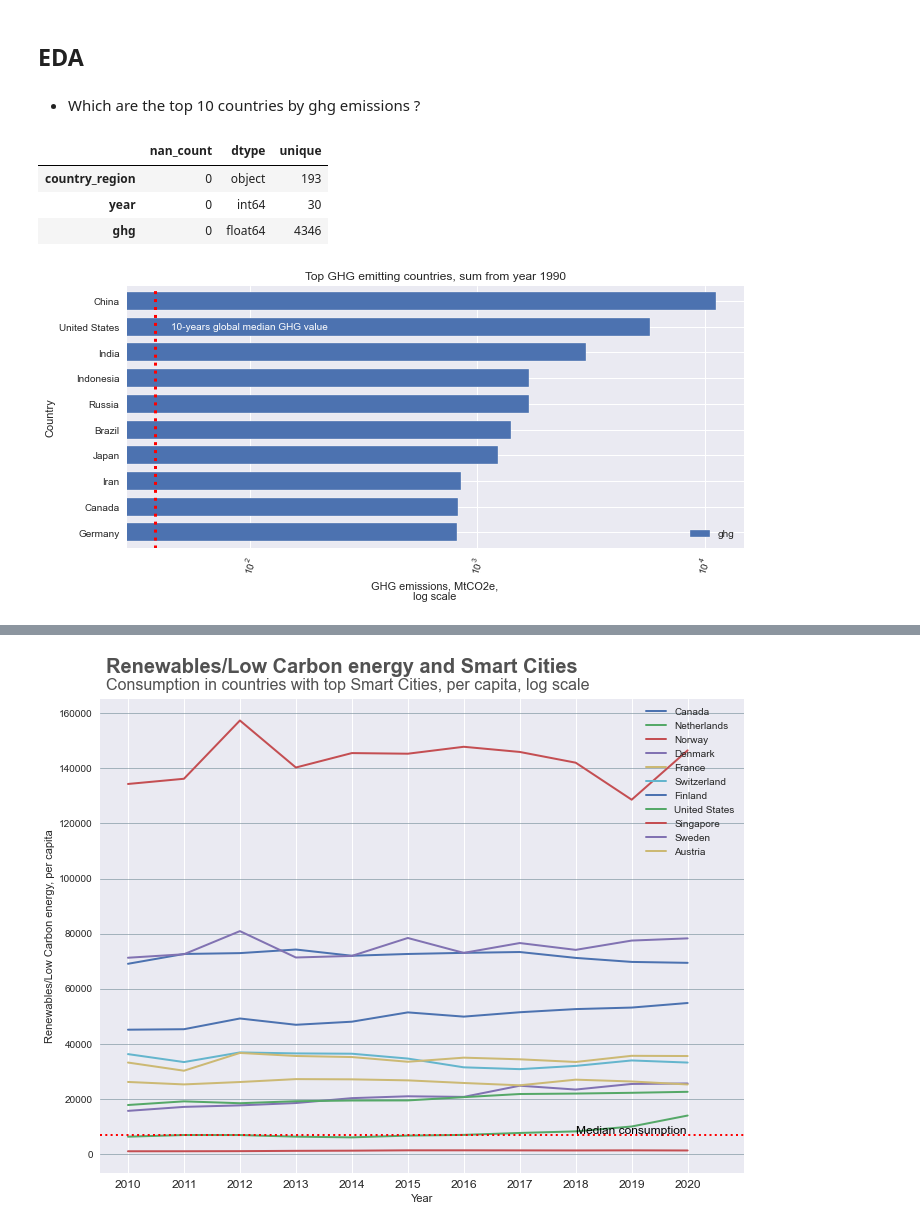
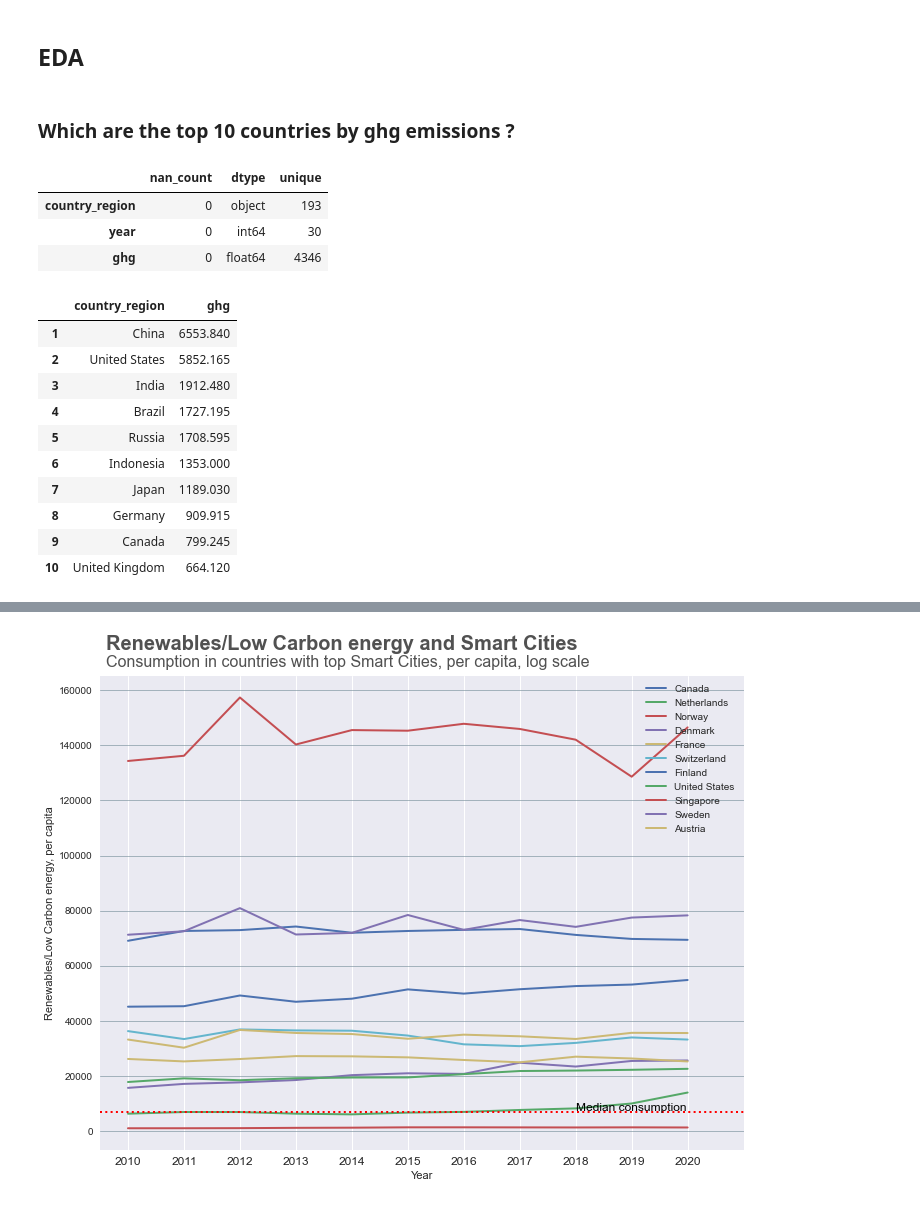
Before and after one commit to Edoardo1996/iornhack-final-project, a Jupyter notebook: main.ipynb, the cells around one changed output, grey strips where cells are left out. Drawn from its saved outputs; the diff is of its cells as text; code cells hidden in the pictures.

```diff
--- a/main.ipynb
+++ b/main.ipynb
@@ -566,7 +566,7 @@ ghg['year'] = ghg['year'].dt.year
 # %% [markdown]
 ## EDA
 # %% [markdown]
-* Which are the top 10 countries by ghg emissions ?
+### Which are the top 10 countries by ghg emissions ?
 # %%
 eda.report(ghg)
 # %% [output]
@@ -574,41 +574,24 @@ eda.report(ghg)
 | country_region | 0 | object | 193 |
 | year | 0 | int64 | 30 |
 | ghg | 0 | float64 | 4346 |
-# %%
-# filter for last years
-ghg=ghg[ghg['year']>='2010']
-# %%
-# Choosing the top 10 countries with the largest amount of GHG emissions:
-
-topghg=ghg.groupby('country_region', as_index=False).agg({'ghg': 'median'}).sort_values('ghg', ascending=False).head(10)
-topghg.sort_values('ghg', ascending=False)
-
-# Let's calculate the median value of GHG emission for the last 10 year for all countries for comparison
-
-ghg=ghg[ghg['year']>='2010']
-medianghg=ghg.ghg.median()
-
-# Selecting top countries with the highest GHG emissions from the list of World Energy Consumption
-
-t=[]
-for c in topghg['country_region']:
-    if c not in t:
-        t.append(c)
-
-ctbarh=topghg[topghg['country_region'].isin(t)].sort_values(by='ghg')
-
-plt.style.use('seaborn')
-ctbarh.plot.barh(x='country_region', y='ghg', width=0.7, figsize=(10,5))
-
-plt.title('Top GHG emitting countries, sum from year 1990')
-plt.ylabel('Country')
-plt.xlabel('GHG emissions, MtCO2e,\nlog scale')
-plt.xticks(rotation=70)
-plt.axvline(x=38, linestyle='dotted',color='red', linewidth=3)
-plt.text(x=45, y=7.9, s='10-years global median GHG value', color='white')
-plt.tight_layout()
-plt.xscale('log')
-plt.show()
-# %% [output]
-[figure, removed]
+# %%
+# Top 10 countries by ghg median emissions for the last years
+topghg = ghg.copy()
+topghg[topghg['year']>=2010]
+topghg = topghg.groupby('country_region', as_index=False).agg({'ghg': 'median'}).sort_values('ghg', ascending=False).head(10)
+topghg = topghg.sort_values('ghg', ascending=False)
+topghg.index = range(1, 11)
+topghg
+# %% [output]
+|  | country_region | ghg |
+| 1 | China | 6553.840 |
+| 2 | United States | 5852.165 |
+| 3 | India | 1912.480 |
+| 4 | Brazil | 1727.195 |
+| 5 | Russia | 1708.595 |
+| 6 | Indonesia | 1353.000 |
+| 7 | Japan | 1189.030 |
+| 8 | Germany | 909.915 |
+| 9 | Canada | 799.245 |
+| 10 | United Kingdom | 664.120 |
 # %%
```
Also changed, not shown: parts of 13 cells of this notebook.
